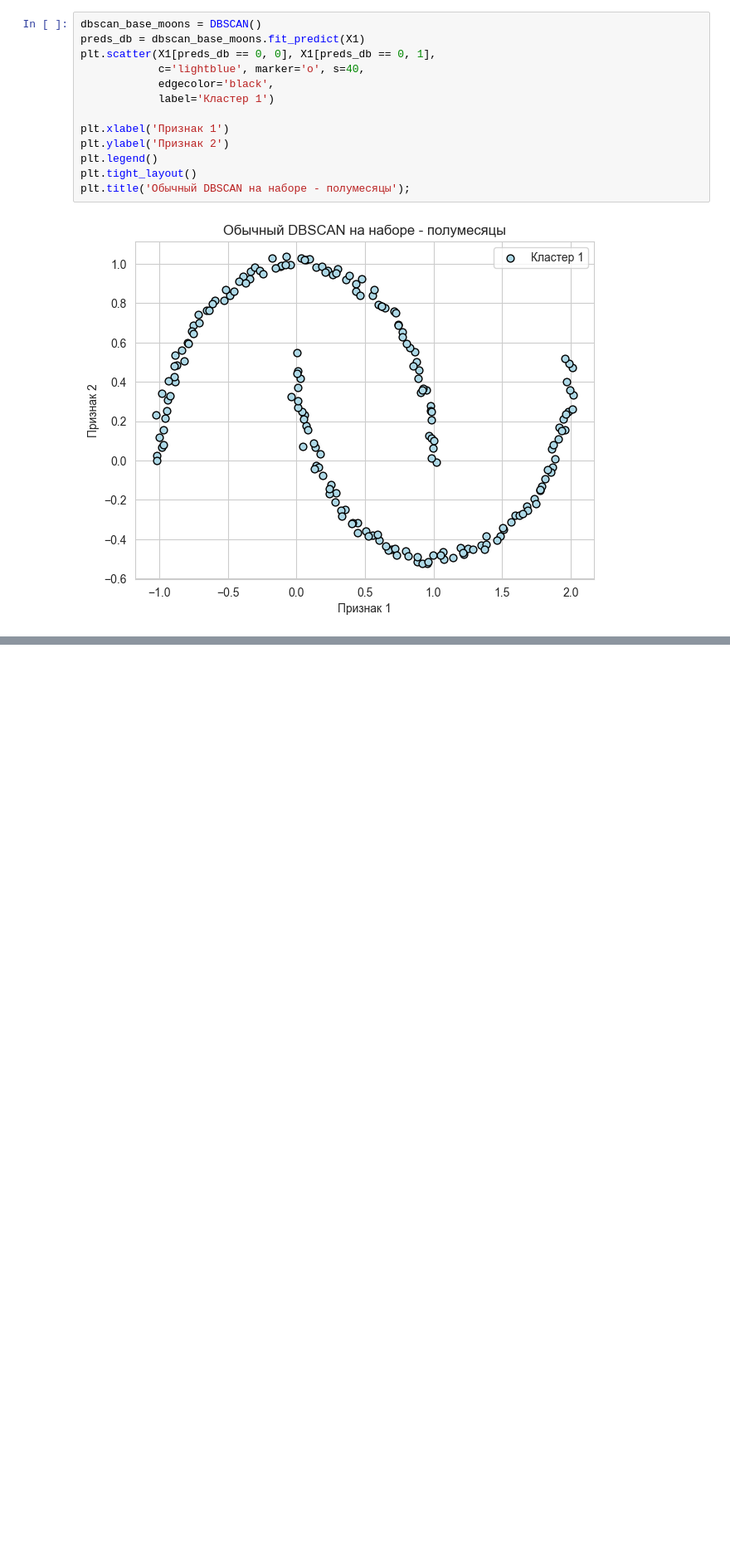
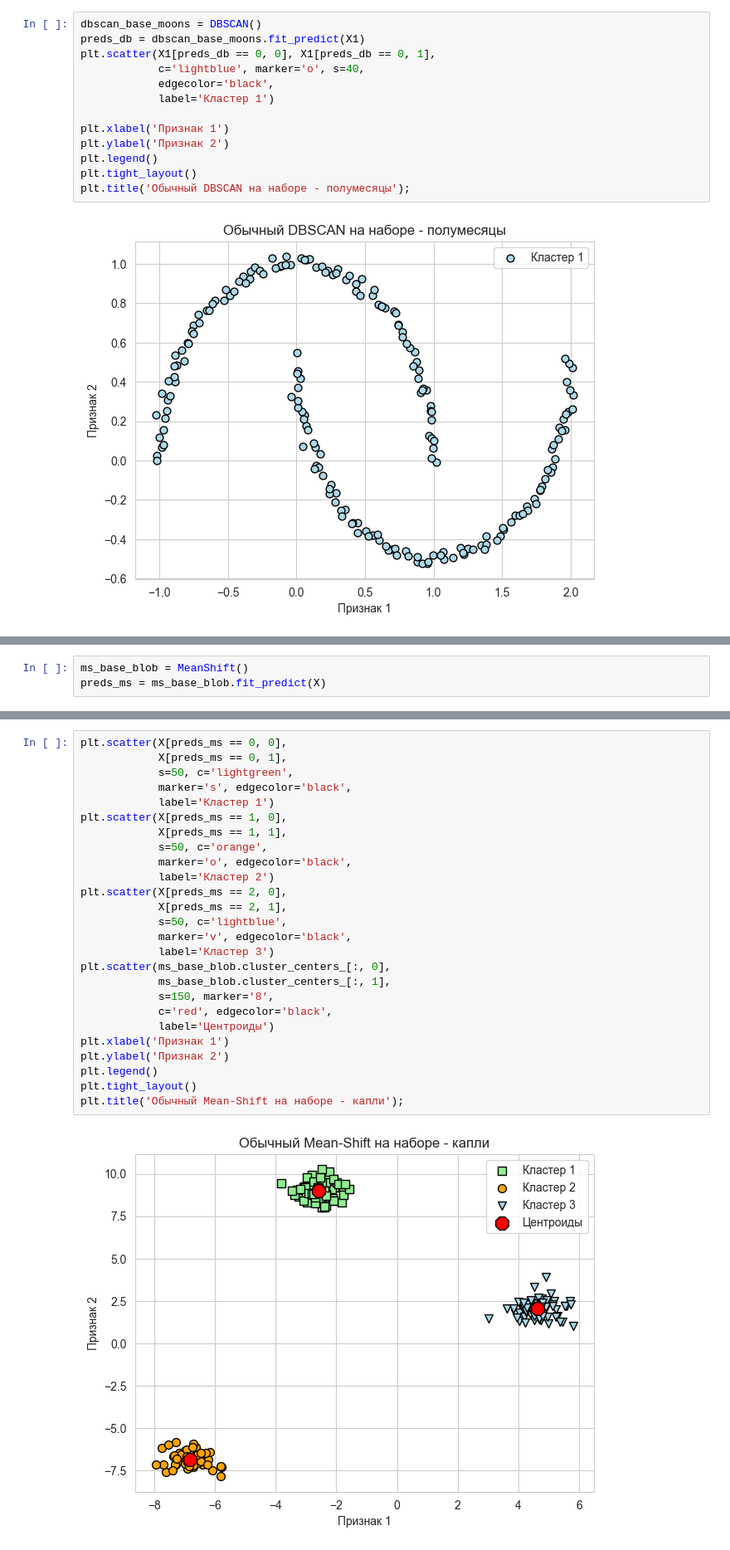
Before and after one commit to Safuanov888/Unsupervised_learning_VUZ, a Jupyter notebook: Models.ipynb, the cells around one changed output, grey strips where cells are left out. Shown at 83% size. Cells and saved outputs as stored; diff of their text form; blank space fills up the shorter version.

Commit message:
Построил Mean-Shift

```diff
--- a/Models.ipynb
+++ b/Models.ipynb
@@ -154,0 +156,3 @@ plt.title('Обычный DBSCAN на наборе - полумесяцы');
+# %%
+ms_base_blob = MeanShift()
+preds_ms = ms_base_blob.fit_predict(X)
@@ -154,0 +167,28 @@ plt.title('Обычный DBSCAN на наборе - полумесяцы');
+# %%
+plt.scatter(X[preds_ms == 0, 0],
+            X[preds_ms == 0, 1],
+            s=50, c='lightgreen',
+            marker='s', edgecolor='black',
+            label='Кластер 1')
+plt.scatter(X[preds_ms == 1, 0],
+            X[preds_ms == 1, 1],
+            s=50, c='orange',
+            marker='o', edgecolor='black',
+            label='Кластер 2')
+plt.scatter(X[preds_ms == 2, 0],
+            X[preds_ms == 2, 1],
+            s=50, c='lightblue',
+            marker='v', edgecolor='black',
+            label='Кластер 3')
+plt.scatter(ms_base_blob.cluster_centers_[:, 0],
+            ms_base_blob.cluster_centers_[:, 1],
+            s=150, marker='8',
+            c='red', edgecolor='black',
+            label='Центроиды')
+plt.xlabel('Признак 1')
+plt.ylabel('Признак 2')
+plt.legend()
+plt.tight_layout()
+plt.title('Обычный Mean-Shift на наборе - капли');
+# %% [output]
+[figure, added]
```
Also changed, not shown: parts of 6 cells of this notebook.
